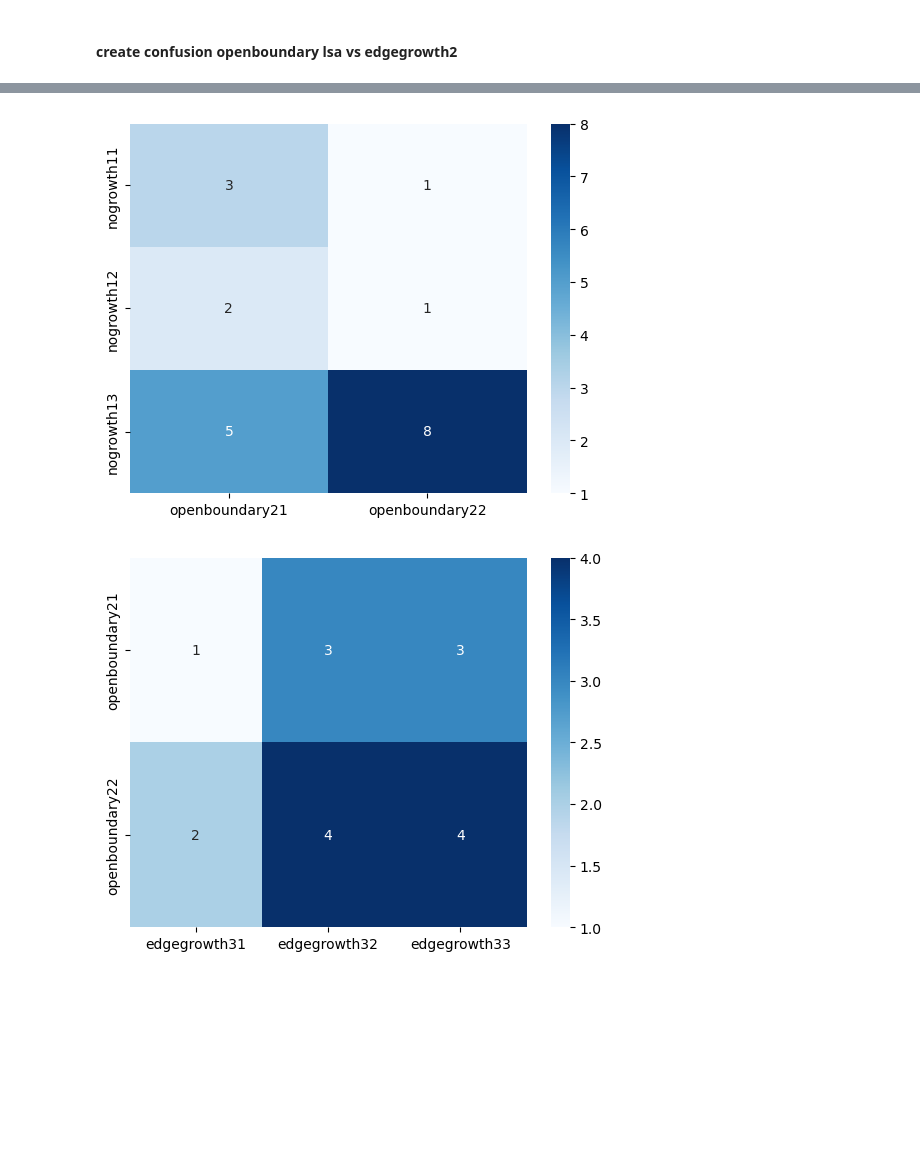
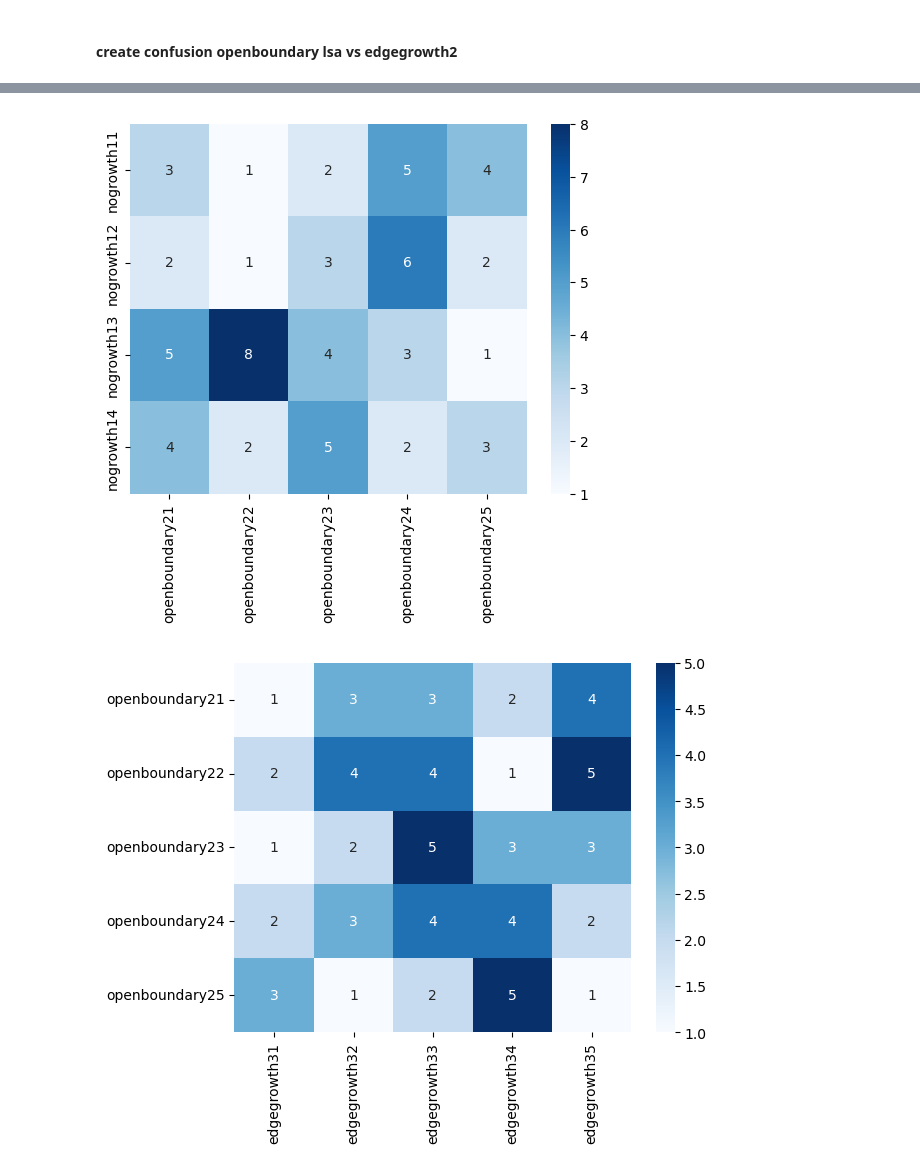
Before and after one commit to martinaoliver/modelling, a Jupyter notebook: growth/src/patternAnalysis/test_two_way_sankey.ipynb, the cells around one changed output, grey strips where cells are left out. Saved outputs shown, nothing was run; the diff lists cells and outputs as text; code cells hidden in the pictures; blank space fills up the shorter version.

```diff
--- a/growth/src/patternAnalysis/test_two_way_sankey.ipynb
+++ b/growth/src/patternAnalysis/test_two_way_sankey.ipynb
@@ -22,18 +71,34 @@ import pandas as pd
 # %%
-import numpy as np
 import pandas as pd
 import seaborn as sns
+import matplotlib.pyplot as plt
 
-d1 = {'openboundary21': [3,2,5], 'openboundary22': [1,1,8]}
-df1 = pd.DataFrame(data=d1, index=['nogrowth11','nogrowth12','nogrowth13'])
+# df1 with 4 index and 5 columns
+d1 = {
+    'openboundary21': [3, 2, 5, 4],
+    'openboundary22': [1, 1, 8, 2],
+    'openboundary23': [2, 3, 4, 5],
+    'openboundary24': [5, 6, 3, 2],
+    'openboundary25': [4, 2, 1, 3]
+}
+df1 = pd.DataFrame(data=d1, index=['nogrowth11', 'nogrowth12', 'nogrowth13', 'nogrowth14'])
 
-d2 = {'edgegrowth31': [1, 2], 'edgegrowth32': [3, 4],'edgegrowth33': [3, 4]  }
-df2 = pd.DataFrame(data=d2, index=['openboundary21','openboundary22'])
+# df2 with 5 index and 5 columns
+d2 = {
+    'edgegrowth31': [1, 2, 1, 2, 3],
+    'edgegrowth32': [3, 4, 2, 3, 1],
+    'edgegrowth33': [3, 4, 5, 4, 2],
+    'edgegrowth34': [2, 1, 3, 4, 5],
+    'edgegrowth35': [4, 5, 3, 2, 1]
+}
+df2 = pd.DataFrame(data=d2, index=['openboundary21', 'openboundary22', 'openboundary23', 'openboundary24', 'openboundary25'])
+
+# Heatmap of df1
 sns.heatmap(df1, annot=True, cmap='Blues')
 plt.show()
-
+# Heatmap of df2
 sns.heatmap(df2, annot=True, cmap='Blues')
 plt.show()
 # %% [output]
-[figure, old version]
+[figure, new version]
-[figure, old version]
+[figure, new version]
```
Also changed, not shown: parts of 6 cells of this notebook, 14 other files.
